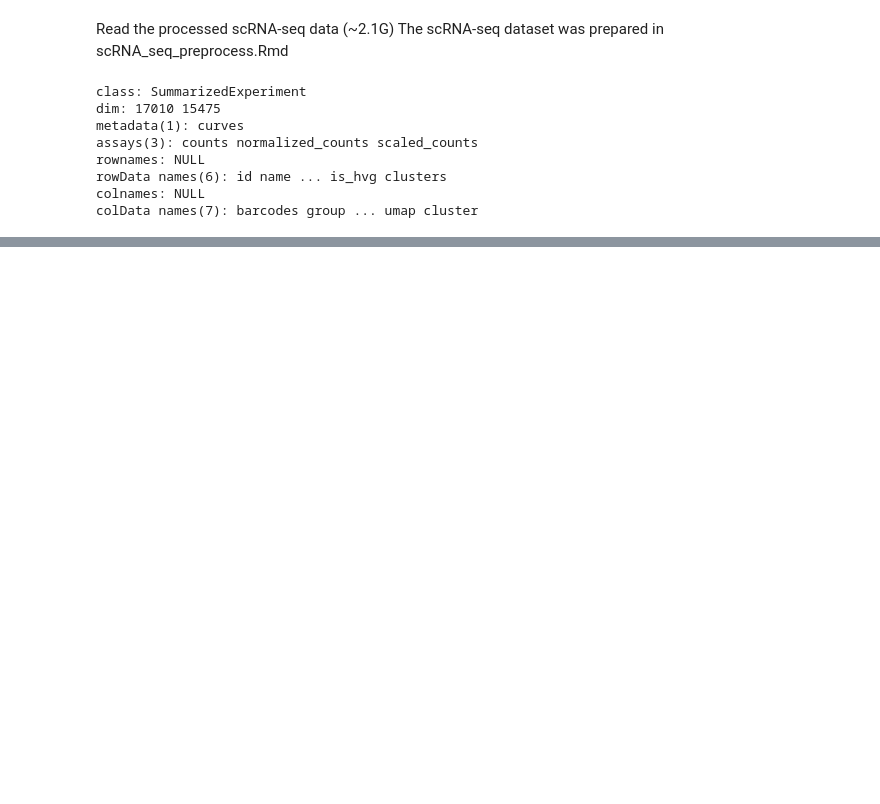
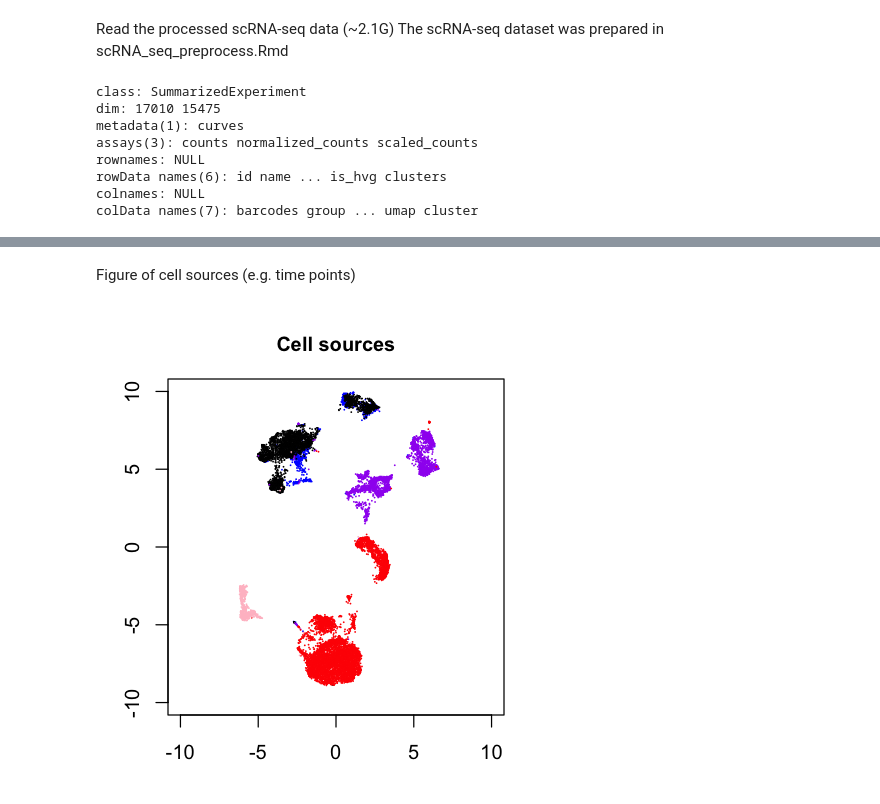
Before and after one commit to gongx030/Etv2_pioneer, a Jupyter notebook: scRNA_seq_analysis.ipynb, the cells around one changed output, grey strips where cells are left out. Drawn from its saved outputs; the diff is of its cells as text; code cells hidden in the pictures; blank space fills up the shorter version.

```diff
--- a/scRNA_seq_analysis.ipynb
+++ b/scRNA_seq_analysis.ipynb
@@ -44,0 +104,9 @@ colData names(7): barcodes group ... umap cluster
+# %% [markdown]
+Figure of cell sources (e.g. time points)
+# %%
+options(repr.plot.width=4, repr.plot.height=4)
+par(mar = c(3, 3, 3, 3))
+bg <- group2bg[colData(se)$group]
+plot(colData(se)$umap, col = bg, asp = 1, pch = 16,  main = 'Cell sources', xlab = '', ylab = '', cex = 0.2, cex.main = 1, cex.axis = 1, xlim = c(-10, 10), ylim = c(-10, 10))
+# %% [output]
+[figure, added]
```
Also changed, not shown: parts of 16 cells of this notebook.
